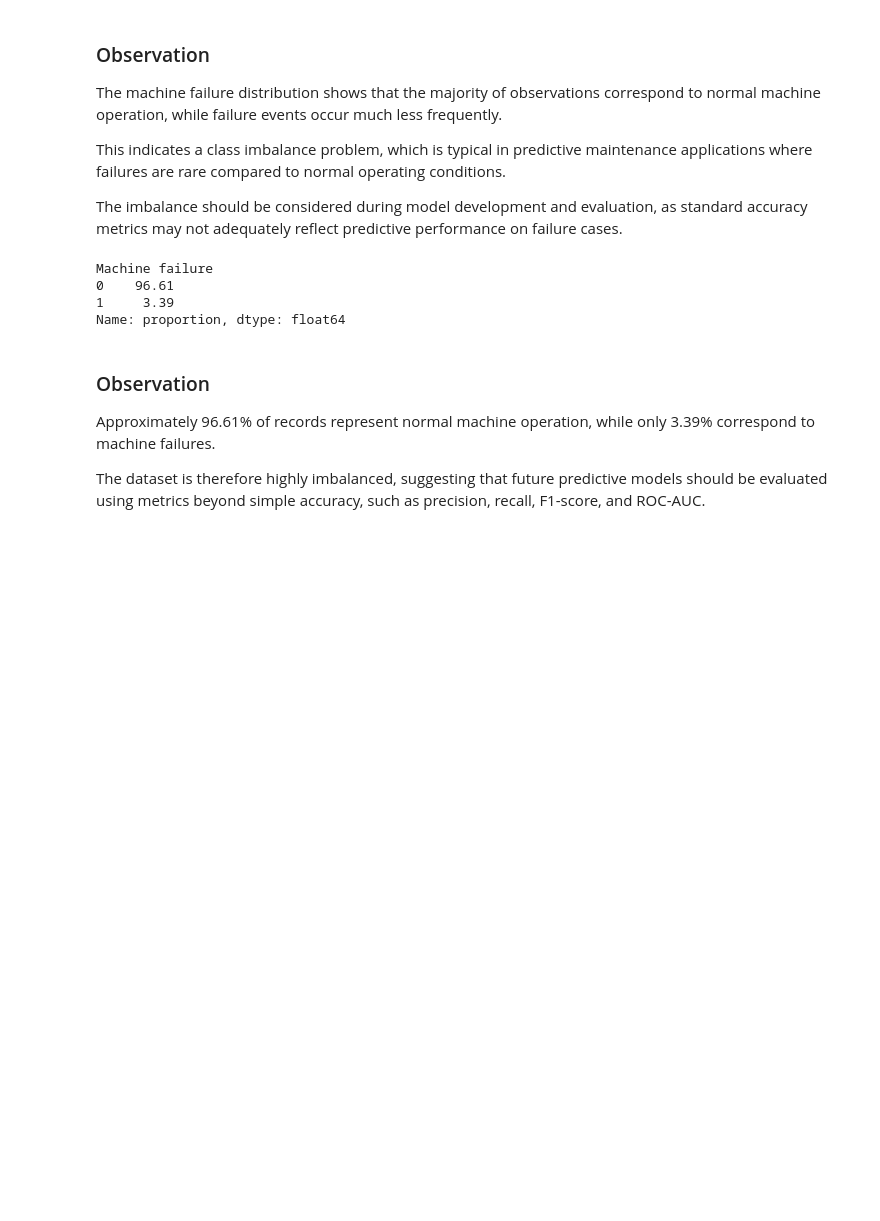
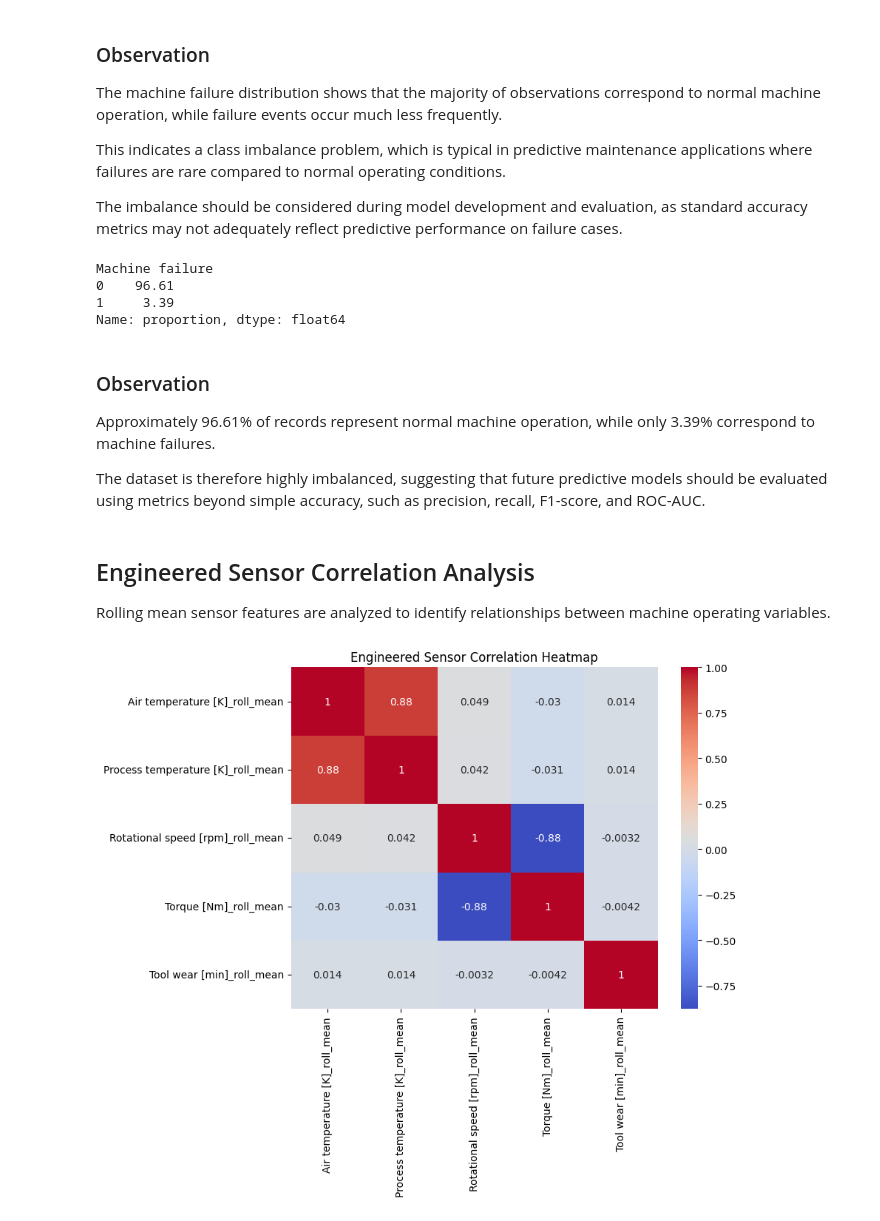
Before and after one commit to KVP6755/Project1_Predictive-Maintenance, a Jupyter notebook: eda/eda_analysis.ipynb, the cells around one changed output. Drawn from its saved outputs; the diff is of its cells as text; code cells hidden in the pictures; blank space fills up the shorter version.

Commit message:
Generated engineered sensor correlation heatmap

```diff
--- a/eda/eda_analysis.ipynb
+++ b/eda/eda_analysis.ipynb
@@ -649,3 +643,40 @@ Name: proportion, dtype: float64
 Approximately 96.61% of records represent normal machine operation, while only 3.39% correspond to machine failures.
 
 The dataset is therefore highly imbalanced, suggesting that future predictive models should be evaluated using metrics beyond simple accuracy, such as precision, recall, F1-score, and ROC-AUC.
+# %% [markdown]
+## Engineered Sensor Correlation Analysis
+
+Rolling mean sensor features are analyzed to identify relationships between machine operating variables.
+# %%
+import matplotlib.pyplot as plt
+import seaborn as sns
+import os
+
+os.makedirs("../plots/week 2", exist_ok=True)
+
+sensor_cols = [
+    "Air temperature [K]_roll_mean",
+    "Process temperature [K]_roll_mean",
+    "Rotational speed [rpm]_roll_mean",
+    "Torque [Nm]_roll_mean",
+    "Tool wear [min]_roll_mean"
+]
+
+plt.figure(figsize=(8,6))
+
+sns.heatmap(
+    df[sensor_cols].corr(),
+    annot=True,
+    cmap="coolwarm"
+)
+
+plt.title("Engineered Sensor Correlation Heatmap")
+
+plt.savefig(
+        f"../plots/week 2/engineered_sensor_correlation_heatmap.png.png",
+        bbox_inches="tight"
+    )
+
+plt.show()
+# %% [output]
+[figure, added]
```
Also changed, not shown: parts of 2 cells of this notebook.
